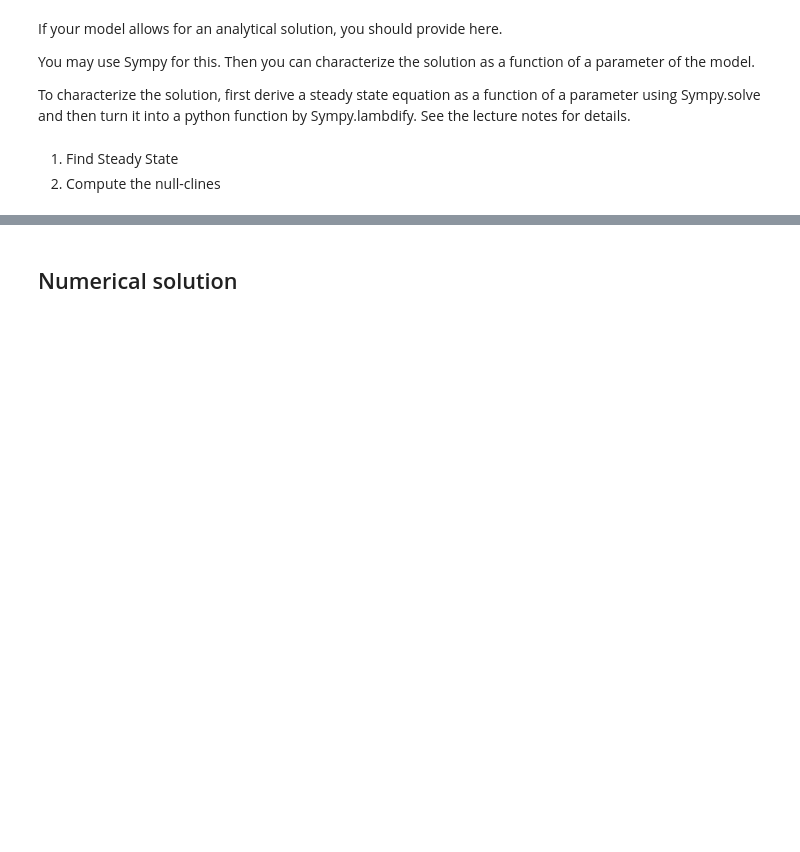
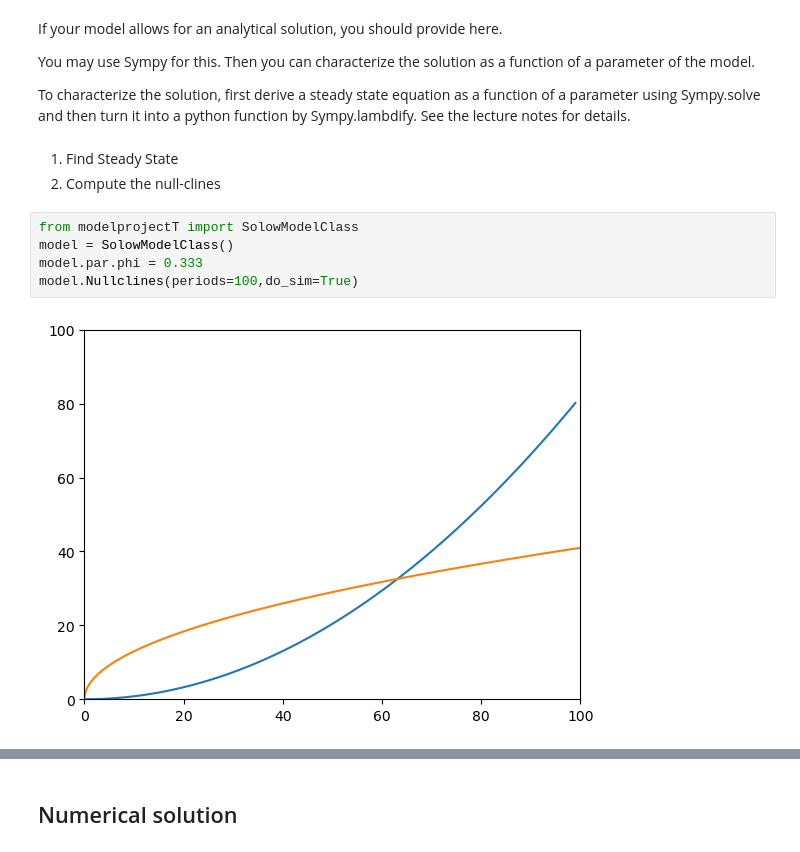
Before and after one commit to NumEconCopenhagen/projects-2023-jt, a Jupyter notebook: modelproject/modelprojectT.ipynb, the cells around one changed output, grey strips where cells are left out. Drawn from its saved outputs; the diff is of its cells as text; blank space fills up the shorter version.

Commit message:
lamdified nullclines

```diff
--- a/modelproject/modelprojectT.ipynb
+++ b/modelproject/modelprojectT.ipynb
@@ -212,3 +208,10 @@ To characterize the solution, first derive a steady state equation as a function
 # %% [markdown]
 1. Find Steady State
 2. Compute the null-clines
+# %%
+from modelprojectT import SolowModelClass
+model = SolowModelClass()
+model.par.phi = 0.333
+model.Nullclines(periods=100,do_sim=True)
+# %% [output]
+[figure, added]
```
Also changed, not shown: parts of 4 cells of this notebook, 1 other file.
